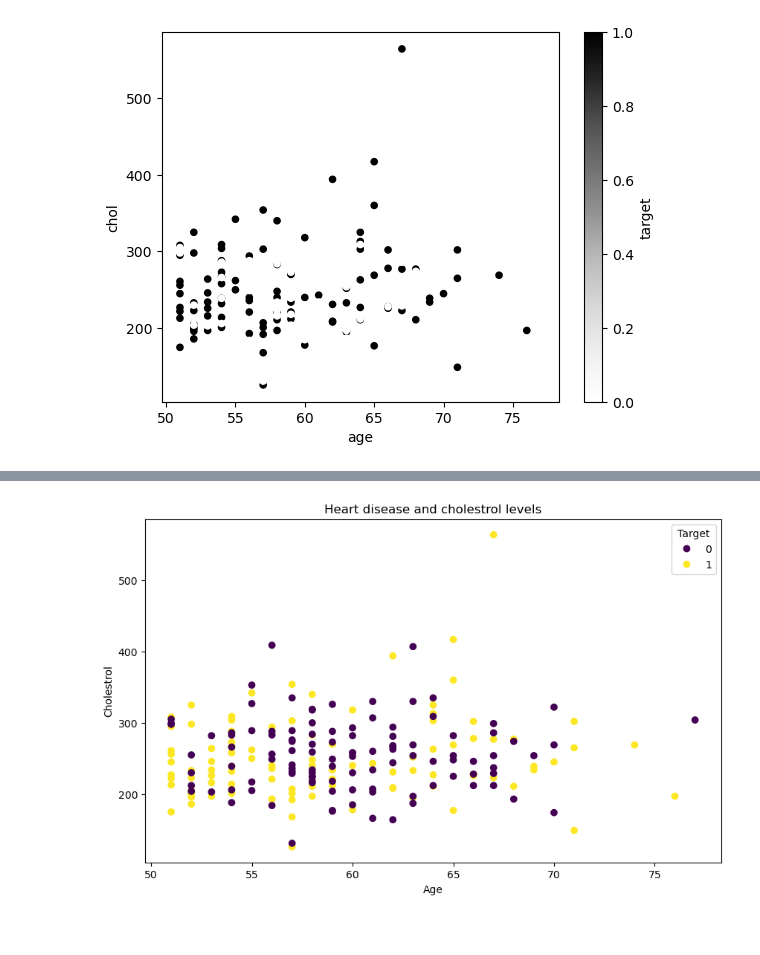
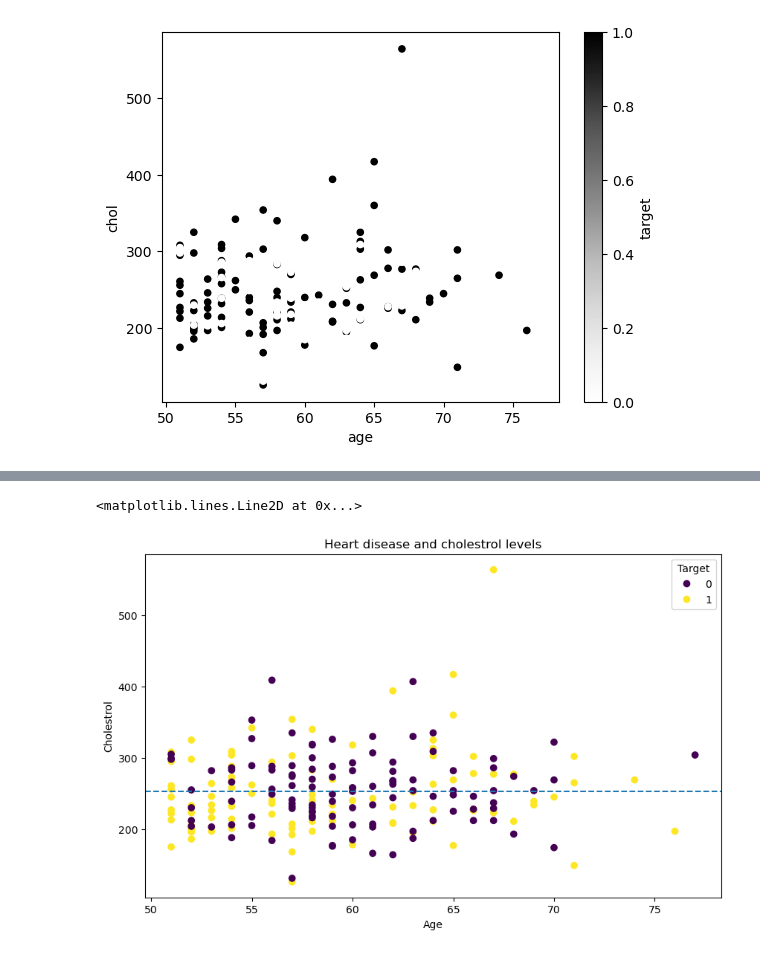
Before and after one commit to shrinidhib/ML-learn, a Jupyter notebook: introduction-to-matplotlib.ipynb, the cells around one changed output, grey strips where cells are left out. Saved outputs shown, nothing was run; the diff lists cells and outputs as text; code cells hidden in the pictures.

Commit message:
matplotlib - customize plots

```diff
--- a/introduction-to-matplotlib.ipynb
+++ b/introduction-to-matplotlib.ipynb
@@ -366,10 +365,15 @@ over_50.plot(kind='scatter', x='age', y='chol', c='target', ax=ax);
 # %%
 fig,ax=plt.subplots(figsize=(10,6))
 
 scatter=ax.scatter(x=over_50["age"], y=over_50["chol"], c=over_50["target"])
 
 ax.set(title="Heart disease and cholestrol levels", xlabel="Age", ylabel="Cholestrol");
 
 ax.legend(*scatter.legend_elements(),title="Target");
+
+#add horizontal line
+
+ax.axhline(over_50["chol"].mean(), linestyle="--")
 # %% [output]
+<matplotlib.lines.Line2D at 0x...>
-[figure, old version]
+[figure, new version]
```
Also changed, not shown: parts of 16 cells of this notebook.
